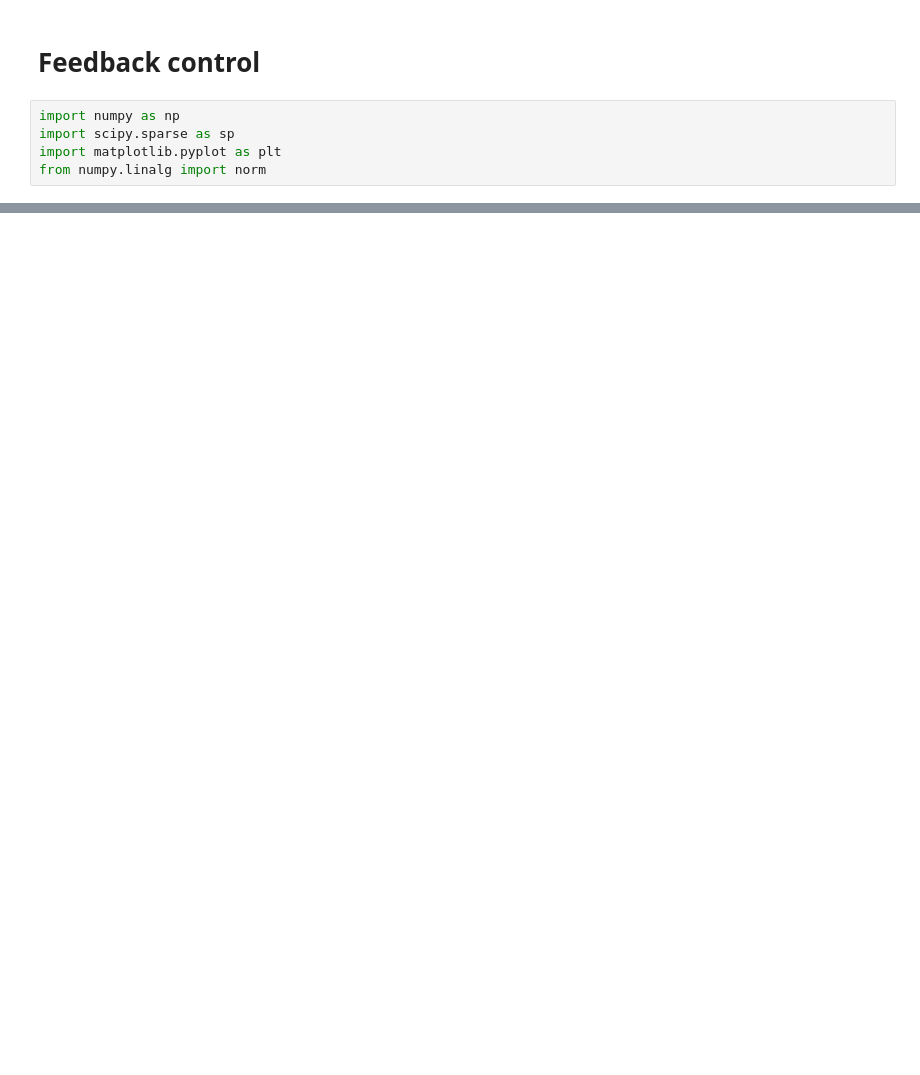
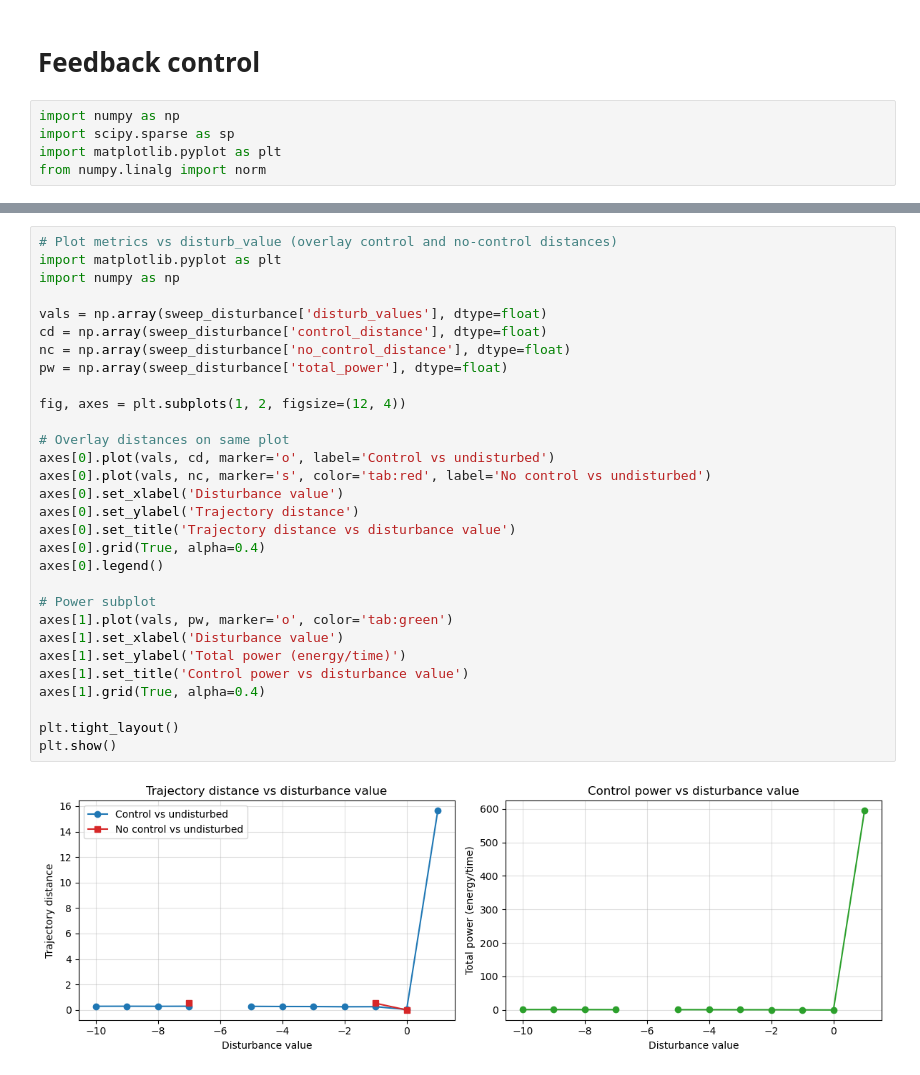
Before and after one commit to krithikeshravishankar/reservoir-computing, a Jupyter notebook: feedbackcontrol.ipynb, the cells around one changed output, grey strips where cells are left out. Drawn from its saved outputs; the diff is of its cells as text; blank space fills up the shorter version.

```diff
--- a/feedbackcontrol.ipynb
+++ b/feedbackcontrol.ipynb
@@ -376,0 +798,32 @@ Trajectory distance (control vs undisturbed): 0.05173801728583834
+# %%
+# Plot metrics vs disturb_value (overlay control and no-control distances)
+import matplotlib.pyplot as plt
+import numpy as np
+
+vals = np.array(sweep_disturbance['disturb_values'], dtype=float)
+cd = np.array(sweep_disturbance['control_distance'], dtype=float)
+nc = np.array(sweep_disturbance['no_control_distance'], dtype=float)
+pw = np.array(sweep_disturbance['total_power'], dtype=float)
+
+fig, axes = plt.subplots(1, 2, figsize=(12, 4))
+
+# Overlay distances on same plot
+axes[0].plot(vals, cd, marker='o', label='Control vs undisturbed')
+axes[0].plot(vals, nc, marker='s', color='tab:red', label='No control vs undisturbed')
+axes[0].set_xlabel('Disturbance value')
+axes[0].set_ylabel('Trajectory distance')
+axes[0].set_title('Trajectory distance vs disturbance value')
+axes[0].grid(True, alpha=0.4)
+axes[0].legend()
+
+# Power subplot
+axes[1].plot(vals, pw, marker='o', color='tab:green')
+axes[1].set_xlabel('Disturbance value')
+axes[1].set_ylabel('Total power (energy/time)')
+axes[1].set_title('Control power vs disturbance value')
+axes[1].grid(True, alpha=0.4)
+
+plt.tight_layout()
+plt.show()
+# %% [output]
+[figure, added]
```
Also changed, not shown: parts of 7 cells of this notebook, 5 other files.
